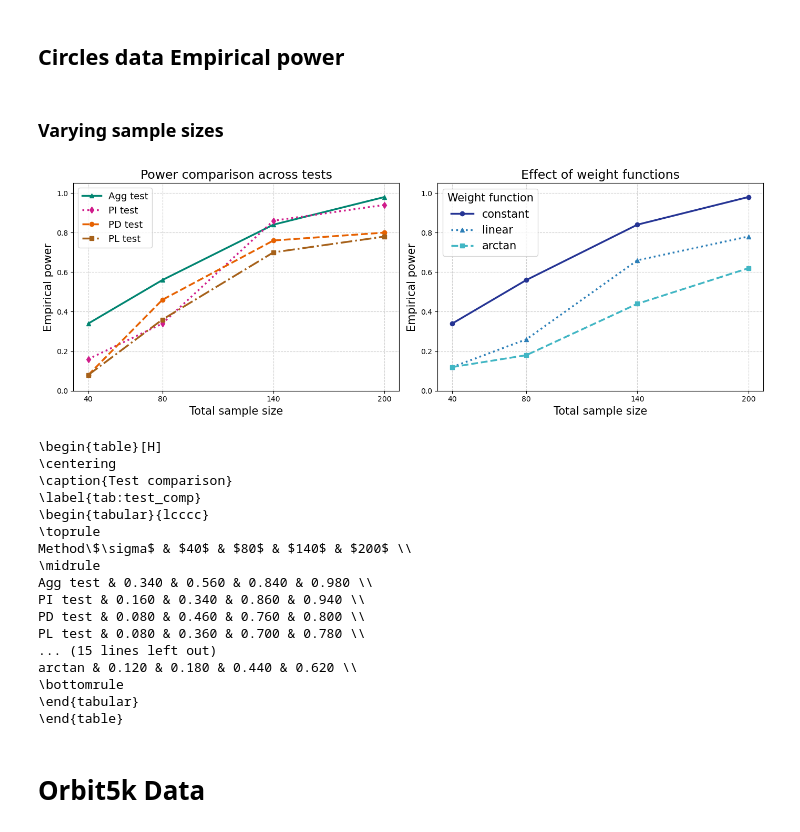
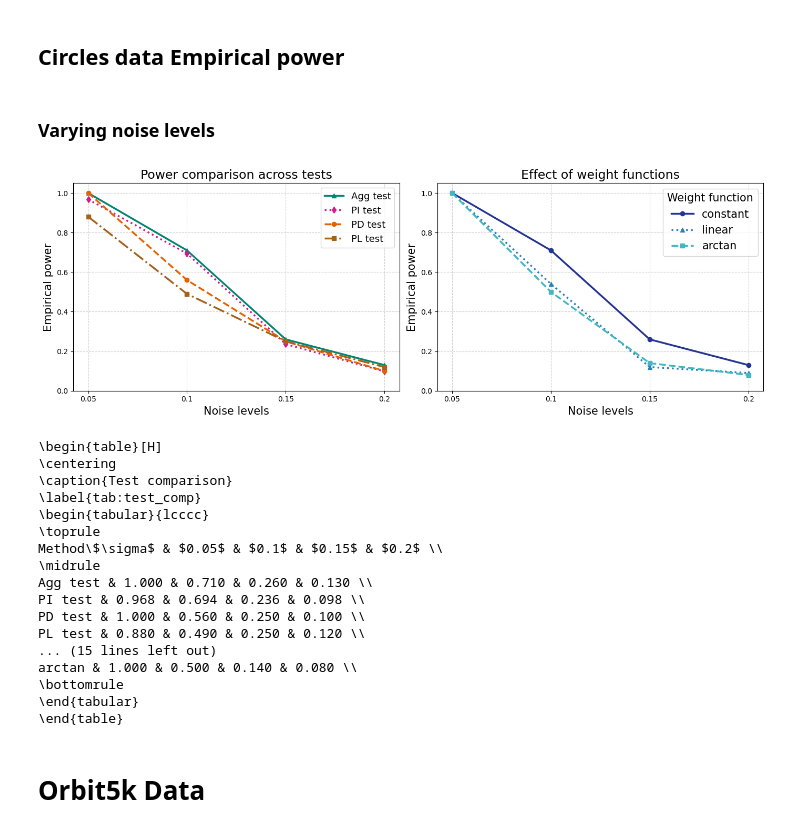
Before and after one commit to yeongunghan919/Two-sample-testing-for-intensity-functions-in-TDA, a Jupyter notebook: Figures.ipynb, the cells around one changed output. Cells and saved outputs as stored; diff of their text form; code cells hidden in the pictures.

```diff
--- a/Figures.ipynb
+++ b/Figures.ipynb
@@ -337,56 +337,54 @@ def simulation_to_latex_table(
 
     return "\n".join(latex)
 # %% [markdown]
-### Varying sample sizes
+### Varying noise levels
 # %%
-PD_result = loadpkl('results/simulation_results/Circle_results/Circles_PD_result_diffsamples.pkl')#[1:]
-PL_result = loadpkl('results/simulation_results/Circle_results/Circles_PL_result_diffsamples.pkl')#[1:]
-Aggtest_result = loadpkl('results/simulation_results/Circle_results/Circles_Agg_constant_opt_diffsamples.pkl')#[1:]
-result = pyreadr.read_r("results/simulation_results/Circle_results/Circles_PI_power_result_diffsamples.rds")
+PD_result = loadpkl('results/simulation_results/Circle_results/Circles_PD_result_diffnoise.pkl')#[1:]
+PL_result = loadpkl('results/simulation_results/Circle_results/Circles_PL_result_diffnoise.pkl')#[1:]
+Aggtest_result = loadpkl('results/simulation_results/Circle_results/Circles_Agg_constant_opt_diffnoise.pkl')#[1:]
+result = pyreadr.read_r("results/simulation_results/Circle_results/Circles_PI_power_result_diffnoise.rds")
 PI_result = np.array(result[None]).reshape(-1)#[1:]
 
-Aggtest_result_const = loadpkl('results/simulation_results/Circle_results/Circles_Agg_constant_opt_diffsamples.pkl')#[1:]
-Aggtest_result_linear = loadpkl('results/simulation_results/Circle_results/Circles_Agg_linear_opt_diffsamples.pkl')#[1:]
-Aggtest_result_arctan = loadpkl('results/simulation_results/Circle_results/Circles_Agg_arctan_opt_diffsamples.pkl')#[1:]
+Aggtest_result_const = loadpkl('results/simulation_results/Circle_results/Circles_Agg_constant_opt_diffnoise.pkl')#[1:]
+Aggtest_result_linear = loadpkl('results/simulation_results/Circle_results/Circles_Agg_linear_opt_diffnoise.pkl')#[1:]
+Aggtest_result_arctan = loadpkl('results/simulation_results/Circle_results/Circles_Agg_arctan_opt_diffnoise.pkl')#[1:]
 # %%
-list_npc=np.array([40,80,140,200])
+list_npc=np.array([0.05,0.10,0.15,0.20])
 colors=['#018571','#d01c8b','#e66101','#a6611a']
 fig, axes = plt.subplots(1, 2, figsize=(14,5))  # 1 row, 2 columns
 colors2=['#253494','#2c7fb8','#41b6c4','#a1dab4']
 # --- Left plot: Comparison across tests ---
 axes[0].plot(list_npc, Aggtest_result, marker='^', label="Agg test",linestyle='-',color=colors[0], lw=2.5)
 axes[0].plot(list_npc, PI_result, marker='d', label="PI test",linestyle=':',color=colors[1], lw=2.5)
 axes[0].plot(list_npc, PD_result, marker='o', label="PD test",linestyle='--',color=colors[2], lw=2.5)
 axes[0].plot(list_npc, PL_result, marker='s', label="PL test",linestyle='-.',color=colors[3], lw=2.5)
-axes[0].set_xlabel("Total sample size",fontsize=15)
+axes[0].set_xlabel("Noise levels",fontsize=15)
 axes[0].set_ylabel("Empirical power",fontsize=15)
 axes[0].set_title("Power comparison across tests",fontsize=17)
-axes[0].set_ylim(0,1.05)
+axes[0].set_ylim(0, 1.05)
 axes[0].set_xticks(list_npc, [str(x) for x in list_npc])
 axes[0].grid(True, linestyle="--", alpha=0.6)
 axes[0].legend(fontsize=13)
 
 # --- Right plot: Effect of weight functions ---
-list_npc=np.array([40,80,140,200])
 axes[1].plot(list_npc, Aggtest_result_const, marker='o', label="constant",linestyle='-',color=colors2[0], lw=2.5)
 axes[1].plot(list_npc, Aggtest_result_linear, marker='^', label="linear",linestyle=':',color=colors2[1], lw=2.5)
 axes[1].plot(list_npc, Aggtest_result_arctan, marker='s', label="arctan",linestyle='--',color=colors2[2], lw=2.5)
-axes[1].set_xlabel("Total sample size",fontsize=15)
+axes[1].set_xlabel("Noise levels",fontsize=15)
 axes[1].set_ylabel("Empirical power",fontsize=15)
 axes[1].set_title("Effect of weight functions",fontsize=17)
-axes[1].set_ylim(0,1.05)
+axes[1].set_ylim(0, 1.05)
 axes[1].set_xticks(list_npc, [str(x) for x in list_npc])
 axes[1].grid(True, linestyle="--", alpha=0.6)
 axes[1].legend(fontsize=15,title="Weight function",title_fontsize=15)
 
 plt.tight_layout()
-plt.savefig("results/figures/figure_file/Cirlces_Simulation_samplesize.png", dpi=300)
-plt.savefig("results/figures/figure_file/Cirlces_Simulation_samplesize.pdf")
+plt.savefig("results/figures/figure_file/Cirlces_Simulation.png", dpi=300)
+plt.savefig("results/figures/figure_file/Cirlces_Simulation.pdf")
 plt.show()
 # %% [output]
-[figure, old version]
+[figure, new version]
 # %%
-list_npc=np.array([40,80,140,200])
 latex_code = simulation_to_latex_table(
     list_npc,
     Aggtest_result, PI_result, PD_result, PL_result,
@@ -402,14 +400,14 @@ print(latex_code)
 \label{tab:test_comp}
 \begin{tabular}{lcccc}
 \toprule
-Method\$\sigma$ & $40$ & $80$ & $140$ & $200$ \\
+Method\$\sigma$ & $0.05$ & $0.1$ & $0.15$ & $0.2$ \\
 \midrule
-Agg test & 0.340 & 0.560 & 0.840 & 0.980 \\
-PI test & 0.160 & 0.340 & 0.860 & 0.940 \\
-PD test & 0.080 & 0.460 & 0.760 & 0.800 \\
-PL test & 0.080 & 0.360 & 0.700 & 0.780 \\
+Agg test & 1.000 & 0.710 & 0.260 & 0.130 \\
+PI test & 0.968 & 0.694 & 0.236 & 0.098 \\
+PD test & 1.000 & 0.560 & 0.250 & 0.100 \\
+PL test & 0.880 & 0.490 & 0.250 & 0.120 \\
 ... (15 lines left out)
-arctan & 0.120 & 0.180 & 0.440 & 0.620 \\
+arctan & 1.000 & 0.500 & 0.140 & 0.080 \\
 \bottomrule
 \end{tabular}
 \end{table}
```
Also changed, not shown: parts of 5 cells of this notebook, 43 other files.
